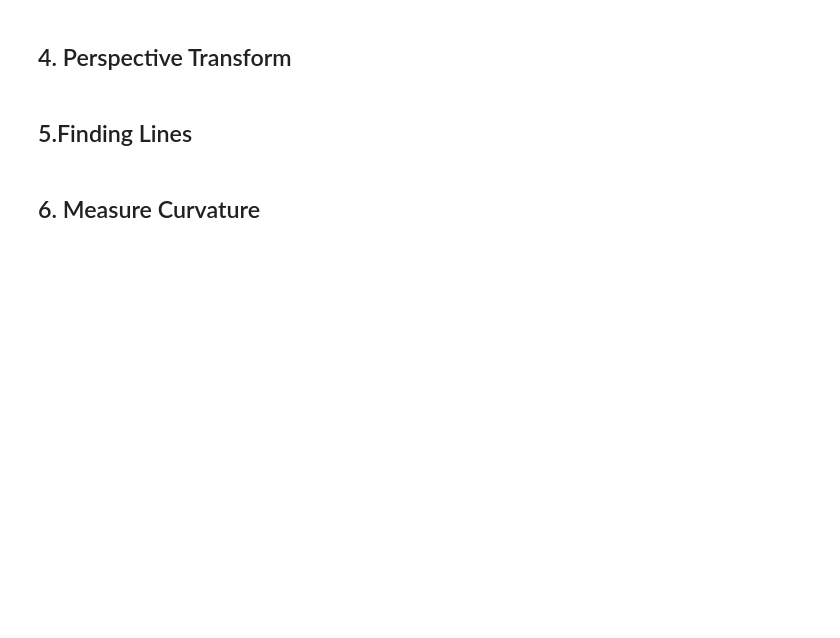
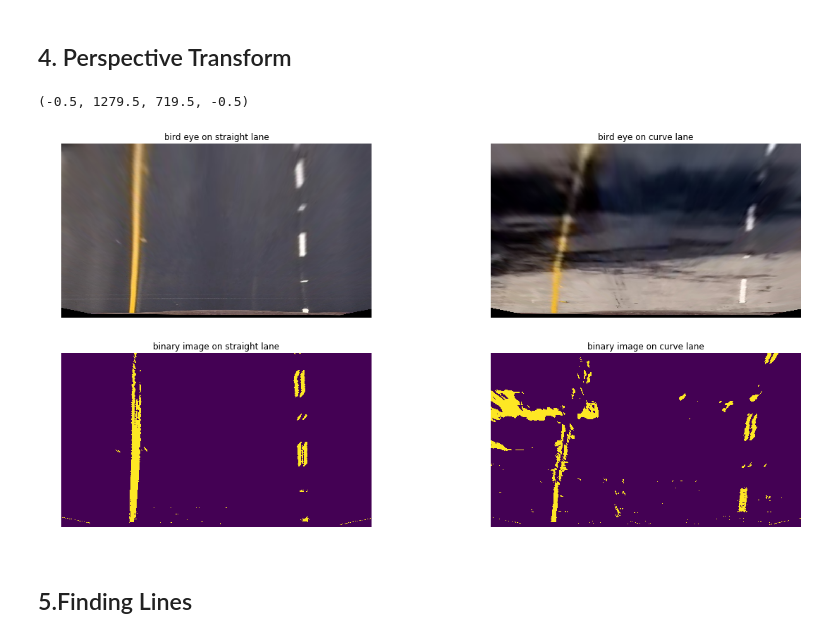
Before and after one commit to alongqiyue/CarND-Advanced-Lane-Lines, a Jupyter notebook: Advanced_Lane_Detection.ipynb, the cells around one changed output. Drawn from its saved outputs; the diff is of its cells as text; code cells hidden in the pictures; blank space fills up the shorter version.

```diff
--- a/Advanced_Lane_Detection.ipynb
+++ b/Advanced_Lane_Detection.ipynb
@@ -77,2 +123,55 @@ M_per = cv2.getPerspectiveTransform(src_points,dst_points)
+# %%
+src_points = np.float32(
+    [[253,697],
+     [1061,690],
+     [700,456],
+     [585,456]])
+
+dst_points = np.float32(
+    [[303,697],
+     [1011,697],
+     [1011,0],
+     [303,0]])
+M = cv2.getPerspectiveTransform(src_points,dst_points)
+Minv = cv2.getPerspectiveTransform(dst_points,src_points)
+#cv2.warpPerspective(src,M,size,flags=cv2.INTER_LINEAR)
+
+
+image_straight = cv2.imread("test_images/straight_lines1.jpg")
+image_curve = cv2.imread("test_images/test5.jpg")
+
+image_straight = cv2.cvtColor(image_straight,cv2.COLOR_BGR2RGB)
+image_curve = cv2.cvtColor(image_curve,cv2.COLOR_BGR2RGB)
+
+image_straight = undistort(image_straight, mtx, dist)
+image_curve = undistort(image_curve,mtx,dist)
+
+image_straight = cv2.warpPerspective(image_straight,M,(image_straight.shape[1],image_straight.shape[0]),flags=cv2.INTER_LINEAR)
+image_curve = cv2.warpPerspective(image_curve,M,(image_curve.shape[1],image_curve.shape[0]),flags=cv2.INTER_LINEAR)
+
+_,image_straight_binary = threshold_binary(image_straight)
+_,image_curve_binary = threshold_binary(image_curve)
+
+# test image
+# Plotting thresholded images
+f, ((ax1, ax2), (ax3, ax4)) = plt.subplots(2, 2, figsize=(20,10))
+ax1.set_title("bird eye on straight lane")
+ax1.imshow(image_straight)
+ax1.axis("off");
+
+ax2.set_title("bird eye on curve lane")
+ax2.imshow(image_curve, cmap="gray")
+ax2.axis("off");
+
+ax3.set_title("binary image on straight lane")
+ax3.imshow(image_straight_binary)
+ax3.axis("off")
+
+ax4.set_title("binary image on curve lane")
+ax4.imshow(image_curve_binary)
+ax4.axis("off")
+# %% [output]
+(-0.5, 1279.5, 719.5, -0.5)
+[figure, added]
 # %% [markdown]
 ## 5.Finding Lines
@@ -143,2 +177,0 @@ def find_lines(binary_warped,nwindows = 9):
-# %% [markdown]
-## 6. Measure Curvature
```
Also changed, not shown: parts of 7 cells of this notebook, 1 other file.
